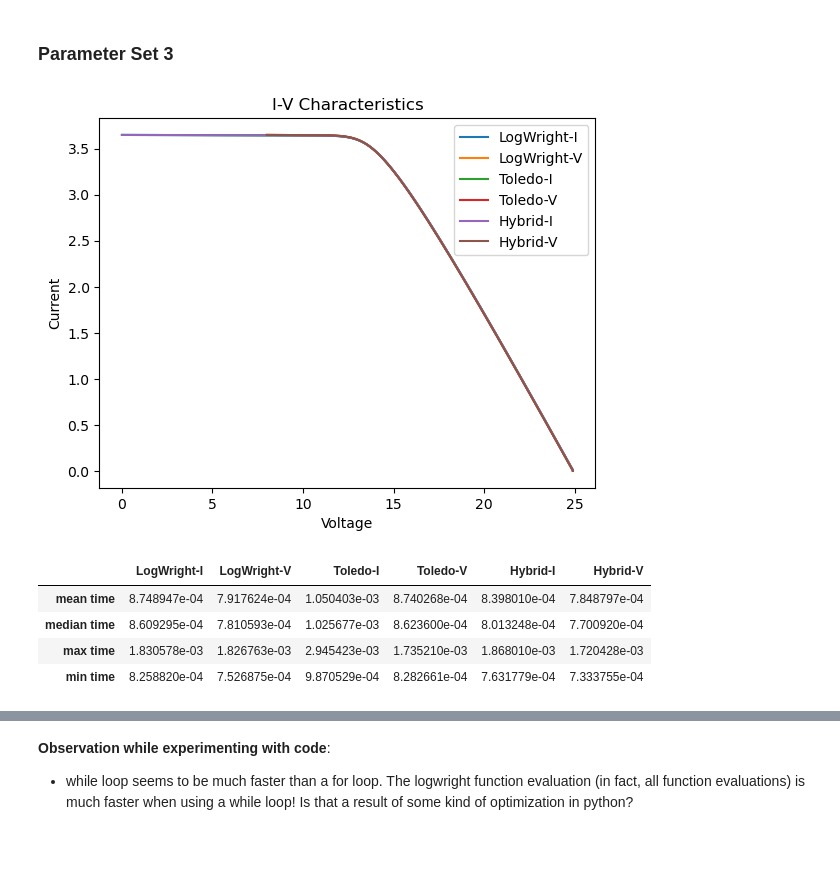
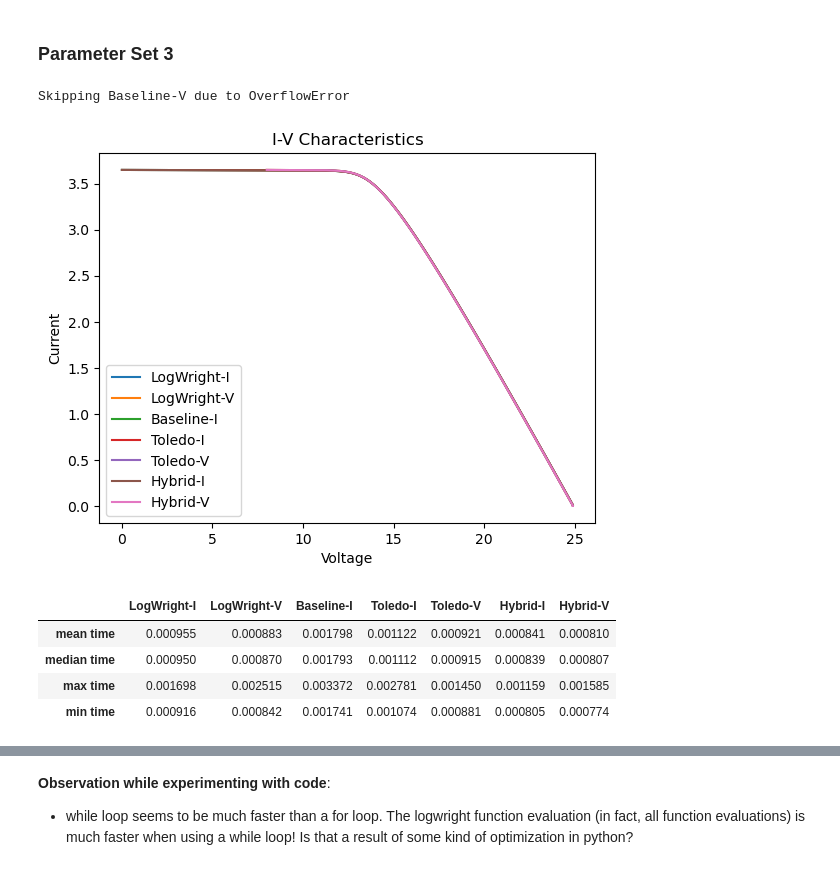
Before and after one commit to pace577/logwright-solar-cell, a Jupyter notebook: comparative_study.ipynb, the cells around one changed output, grey strips where cells are left out. Saved outputs shown, nothing was run; the diff lists cells and outputs as text; code cells hidden in the pictures.

```diff
--- a/comparative_study.ipynb
+++ b/comparative_study.ipynb
@@ -160,6 +124,15 @@ metrics_df
 # %%
 from collections import defaultdict
 from tqdm import tqdm
+
+# Parameter Set 1
+I_ph = 15.88
+I_sat = 7.44e-10
+a = 14.67
+R_s = 2.04
+R_sh = 425.2
+I_sc = 15.804
+V_oc = 348.1
 
 # Giving a wide range of values
 num_iterations = 20000
@@ -246,45 +219,50 @@ metrics_df
 # %%
 # Parameter Set 3
 I_ph = 3.654
 I_sat = 3.999e-21
 R_s = 2.69
 R_sh = 2329
 a = 0.516
 I_sc = 3.650
 V_oc = 24.893
 
 # Giving a wide range of values
 num_iterations = 20000
 num_steps = 1000
 metrics = {}
 proc_times = defaultdict(lambda: [])
 #plt.figure(figsize=(11,7))
 
-#for algo in ["LogWright","Baseline","Toledo","Hybrid"]:
-for algo in ["LogWright","Toledo","Hybrid"]:
+for algo in ["LogWright","Baseline","Toledo","Hybrid"]:
+#for algo in ["LogWright","Toledo","Hybrid"]:
     for approach in ["I","V"]:
         label = algo+"-"+approach
-        solver = Solver(solvers[algo][approach], solvers[algo][approach+"_witharg"], name=algo, approach=approach)
-        #curr, volt, proc_times = solver.solve_for_iv_char(I_ph, I_sat, R_s, R_sh, a, I_sc, V_oc, num_iters=num_iterations)
-        #step = I_sc/num_steps if approach=="V" else V_oc/num_steps
-        curr, volt, proc_times = solver.get_iv_char_time(I_ph, I_sat, R_s, R_sh, a, I_sc, V_oc, num_steps=num_steps, num_iters=num_iterations)
-        metrics[label] = {}
-        metrics[label]["mean time"] = np.mean(proc_times)
-        metrics[label]["median time"] = np.median(proc_times)
-        metrics[label]["max time"] = np.max(proc_times)
-        metrics[label]["min time"] = np.min(proc_times)
-        plt.plot(volt, curr, label=label)
+        try:
+            solver = Solver(solvers[algo][approach], solvers[algo][approach+"_witharg"], name=algo, approach=approach)
+            #curr, volt, proc_times = solver.solve_for_iv_char(I_ph, I_sat, R_s, R_sh, a, I_sc, V_oc, num_iters=num_iterations)
+            #step = I_sc/num_steps if approach=="V" else V_oc/num_steps
+            curr, volt, proc_times = solver.get_iv_char_time(I_ph, I_sat, R_s, R_sh, a, I_sc, V_oc, num_steps=num_steps, num_iters=num_iterations)
+            metrics[label] = {}
+            metrics[label]["mean time"] = np.mean(proc_times)
+            metrics[label]["median time"] = np.median(proc_times)
+            metrics[label]["max time"] = np.max(proc_times)
+            metrics[label]["min time"] = np.min(proc_times)
+            plt.plot(volt, curr, label=label)
+        except OverflowError:
+            print(f"Skipping {label} due to OverflowError")
+            continue
 plt.legend()
 plt.title("I-V Characteristics")
 plt.xlabel("Voltage")
 plt.ylabel("Current")
 plt.show()
 metrics_df = pd.DataFrame(metrics)
 metrics_df
 # %% [output]
+Skipping Baseline-V due to OverflowError
-[figure, old version]
+[figure, new version]
-|  | LogWright-I | LogWright-V | Toledo-I | Toledo-V | Hybrid-I | Hybrid-V |
-| mean time | 8.748947e-04 | 7.917624e-04 | 1.050403e-03 | 8.740268e-04 | 8.398010e-04 | 7.848797e-04 |
-| median time | 8.609295e-04 | 7.810593e-04 | 1.025677e-03 | 8.623600e-04 | 8.013248e-04 | 7.700920e-04 |
-| max time | 1.830578e-03 | 1.826763e-03 | 2.945423e-03 | 1.735210e-03 | 1.868010e-03 | 1.720428e-03 |
-| min time | 8.258820e-04 | 7.526875e-04 | 9.870529e-04 | 8.282661e-04 | 7.631779e-04 | 7.333755e-04 |
+|  | LogWright-I | LogWright-V | Baseline-I | Toledo-I | Toledo-V | Hybrid-I | Hybrid-V |
+| mean time | 0.000955 | 0.000883 | 0.001798 | 0.001122 | 0.000921 | 0.000841 | 0.000810 |
+| median time | 0.000950 | 0.000870 | 0.001793 | 0.001112 | 0.000915 | 0.000839 | 0.000807 |
+| max time | 0.001698 | 0.002515 | 0.003372 | 0.002781 | 0.001450 | 0.001159 | 0.001585 |
+| min time | 0.000916 | 0.000842 | 0.001741 | 0.001074 | 0.000881 | 0.000805 | 0.000774 |
```
Also changed, not shown: parts of 14 cells of this notebook, 1 other file.
